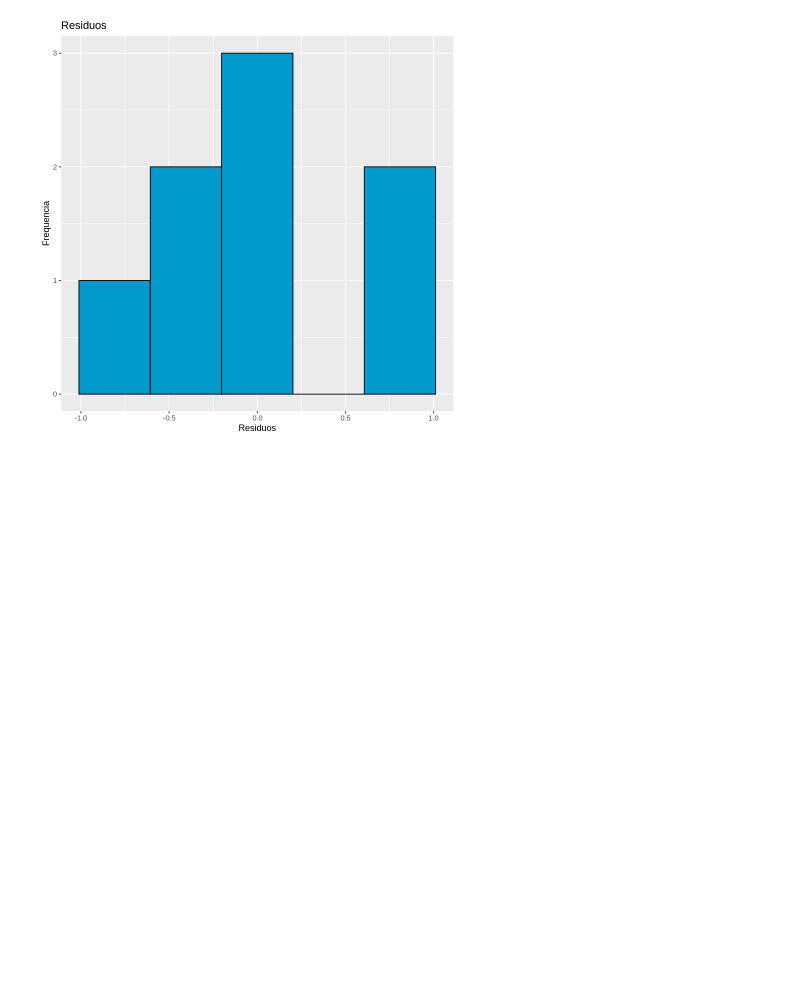
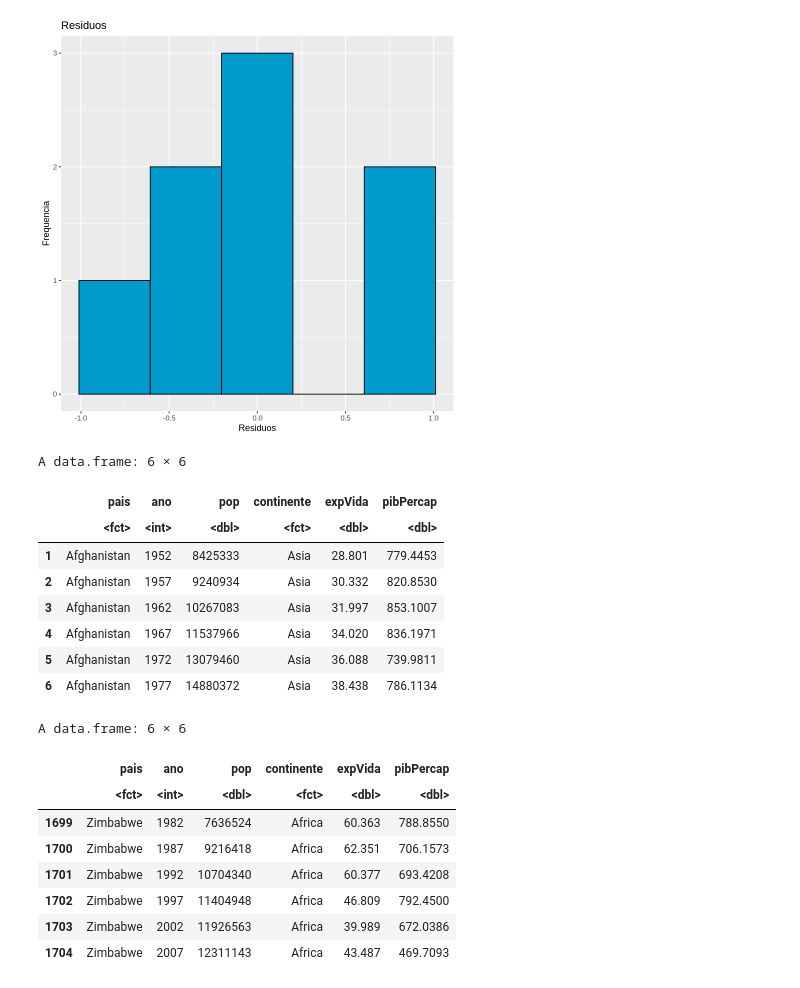
Before and after one commit to BrunaKrasotaMatos/An-liseEstat-stica, a Jupyter notebook: Trilha4/Trilha4.ipynb, the cells around one changed output. Drawn from its saved outputs; the diff is of its cells as text; code cells hidden in the pictures; blank space fills up the shorter version.

```diff
--- a/Trilha4/Trilha4.ipynb
+++ b/Trilha4/Trilha4.ipynb
@@ -140,3 +140,28 @@ ggplot(data=mod_1.df) +
 # %% [output]
 [figure]
 [figure]
+# %%
+# PROBLEMA 2
+# Importa dados
+pib_gap <- read.csv(file = 'pib_gapminder.csv', stringsAsFactors = TRUE)
+head(pib_gap)
+tail(pib_gap)
+# %% [output]
+A data.frame: 6 × 6
+|  | pais | ano | pop | continente | expVida | pibPercap |
+|  | <fct> | <int> | <dbl> | <fct> | <dbl> | <dbl> |
+| 1 | Afghanistan | 1952 | 8425333 | Asia | 28.801 | 779.4453 |
+| 2 | Afghanistan | 1957 | 9240934 | Asia | 30.332 | 820.8530 |
+| 3 | Afghanistan | 1962 | 10267083 | Asia | 31.997 | 853.1007 |
+| 4 | Afghanistan | 1967 | 11537966 | Asia | 34.020 | 836.1971 |
+| 5 | Afghanistan | 1972 | 13079460 | Asia | 36.088 | 739.9811 |
+| 6 | Afghanistan | 1977 | 14880372 | Asia | 38.438 | 786.1134 |
+A data.frame: 6 × 6
+|  | pais | ano | pop | continente | expVida | pibPercap |
+|  | <fct> | <int> | <dbl> | <fct> | <dbl> | <dbl> |
+| 1699 | Zimbabwe | 1982 | 7636524 | Africa | 60.363 | 788.8550 |
+| 1700 | Zimbabwe | 1987 | 9216418 | Africa | 62.351 | 706.1573 |
+| 1701 | Zimbabwe | 1992 | 10704340 | Africa | 60.377 | 693.4208 |
+| 1702 | Zimbabwe | 1997 | 11404948 | Africa | 46.809 | 792.4500 |
+| 1703 | Zimbabwe | 2002 | 11926563 | Africa | 39.989 | 672.0386 |
+| 1704 | Zimbabwe | 2007 | 12311143 | Africa | 43.487 | 469.7093 |
```
Also changed, not shown: parts of 1 cell of this notebook.
